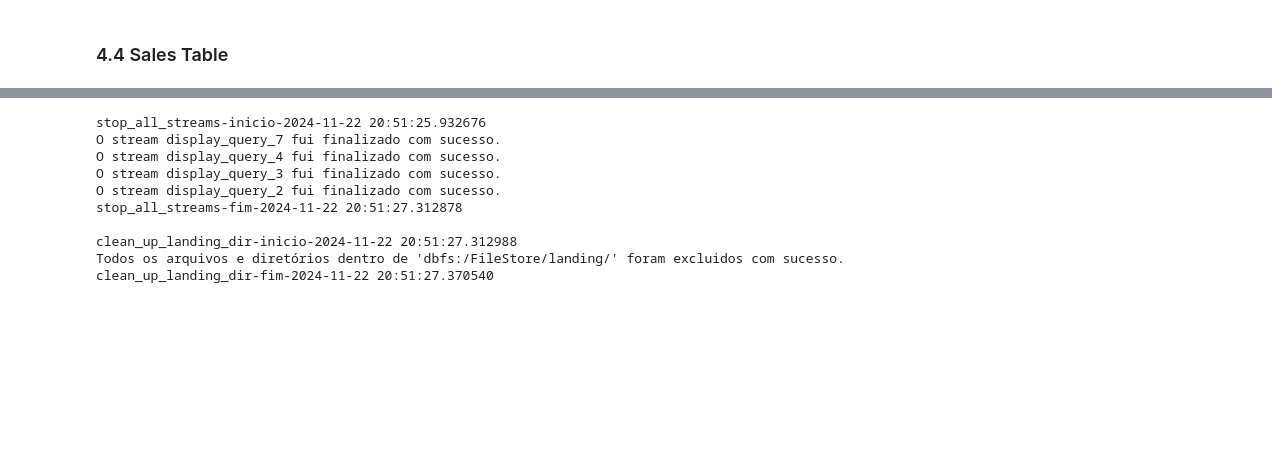
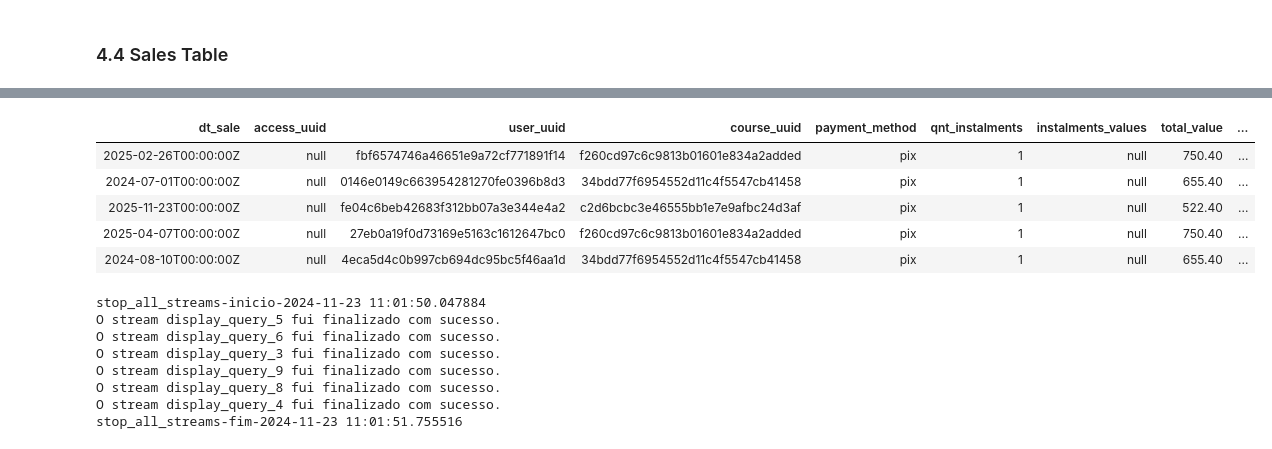
Before and after one commit to jmcabreira/DataPipeline-DataBricks, a Jupyter notebook: Load_Silver_Zone.ipynb, the cells around one changed output, grey strips where cells are left out. Drawn from its saved outputs; the diff is of its cells as text; code cells hidden in the pictures; blank space fills up the shorter version.

```diff
--- a/Load_Silver_Zone.ipynb
+++ b/Load_Silver_Zone.ipynb
@@ -313,14 +426,32 @@ spark.sql("SELECT * FROM silver.tb_users WHERE origin = 'FILE' LIMIT 5").display
+# %%
+file_checkpoint_path = 'dbfs:/user/hive/warehouse/silver.db/_checkpoint/arquivo/tb_sales'
+(
+
+df_sales_file.writeStream
+      .format('delta')
+      .outputMode('append')
+      .option('mergeSchema', 'true')
+      .option('CheckpointLocation', file_checkpoint_path)
+      .trigger(availableNow=True)
+      .table('silver.tb_sales')
+).awaitTermination()
+
+spark.sql("SELECT * FROM silver.tb_sales WHERE origin = 'FILE' LIMIT 5").display()
+# %% [output]
+| dt_sale | access_uuid | user_uuid | course_uuid | payment_method | qnt_instalments | instalments_values | total_value | ... |
+| 2025-02-26T00:00:00Z | null | fbf6574746a46651e9a72cf771891f14 | f260cd97c6c9813b01601e834a2added | pix | 1 | null | 750.40 | ... |
+| 2024-07-01T00:00:00Z | null | 0146e0149c663954281270fe0396b8d3 | 34bdd77f6954552d11c4f5547cb41458 | pix | 1 | null | 655.40 | ... |
+| 2025-11-23T00:00:00Z | null | fe04c6beb42683f312bb07a3e344e4a2 | c2d6bcbc3e46555bb1e7e9afbc24d3af | pix | 1 | null | 522.40 | ... |
+| 2025-04-07T00:00:00Z | null | 27eb0a19f0d73169e5163c1612647bc0 | f260cd97c6c9813b01601e834a2added | pix | 1 | null | 750.40 | ... |
+| 2024-08-10T00:00:00Z | null | 4eca5d4c0b997cb694dc95bc5f46aa1d | 34bdd77f6954552d11c4f5547cb41458 | pix | 1 | null | 655.40 | ... |
 # %%
 stop_all_streams()
-clean_up_landing_dir()
 # %% [output]
-stop_all_streams-inicio-2024-11-22 20:51:25.932676
-O stream display_query_7 fui finalizado com sucesso.
+stop_all_streams-inicio-2024-11-23 11:01:50.047884
+O stream display_query_5 fui finalizado com sucesso.
+O stream display_query_6 fui finalizado com sucesso.
+O stream display_query_3 fui finalizado com sucesso.
+O stream display_query_9 fui finalizado com sucesso.
+O stream display_query_8 fui finalizado com sucesso.
 O stream display_query_4 fui finalizado com sucesso.
-O stream display_query_3 fui finalizado com sucesso.
-O stream display_query_2 fui finalizado com sucesso.
-stop_all_streams-fim-2024-11-22 20:51:27.312878
-
-clean_up_landing_dir-inicio-2024-11-22 20:51:27.312988
-Todos os arquivos e diretórios dentro de 'dbfs:/FileStore/landing/' foram excluidos com sucesso.
-clean_up_landing_dir-fim-2024-11-22 20:51:27.370540
+stop_all_streams-fim-2024-11-23 11:01:51.755516
```
Also changed, not shown: parts of 20 cells of this notebook, 2 other files.
